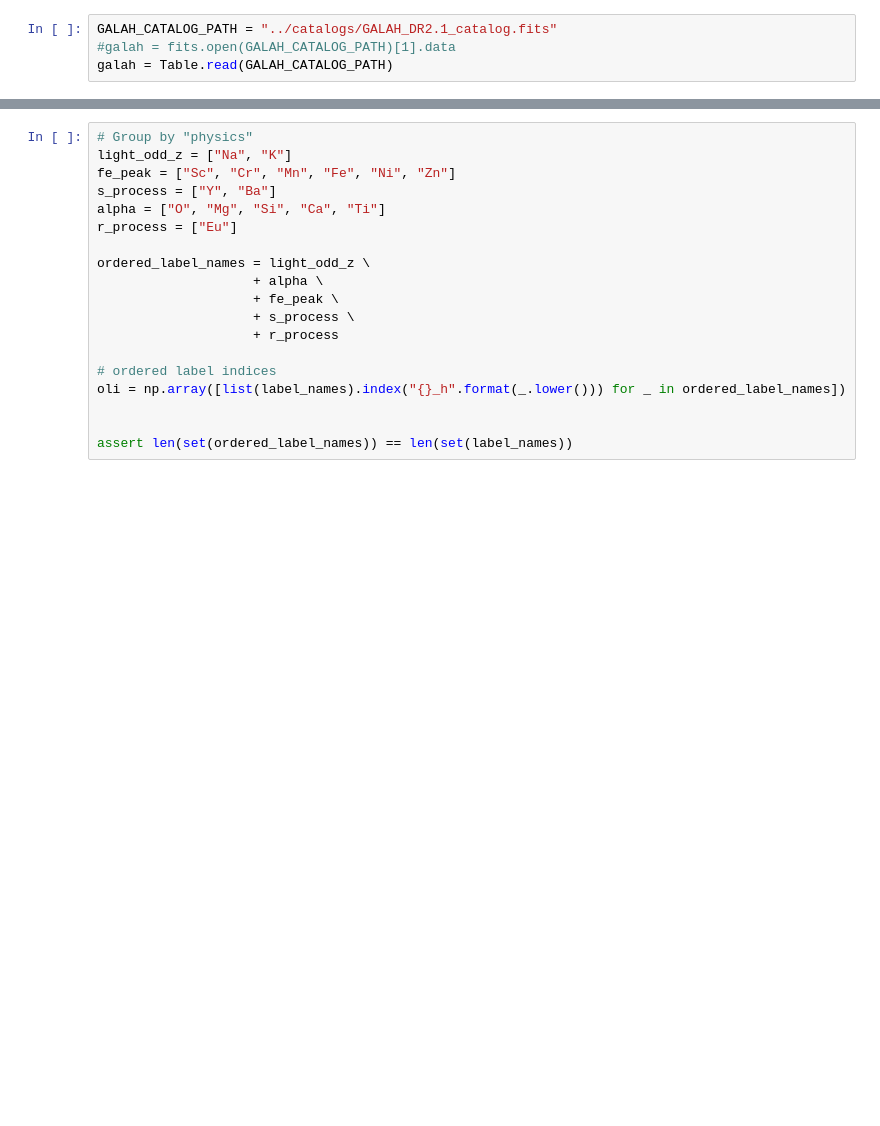
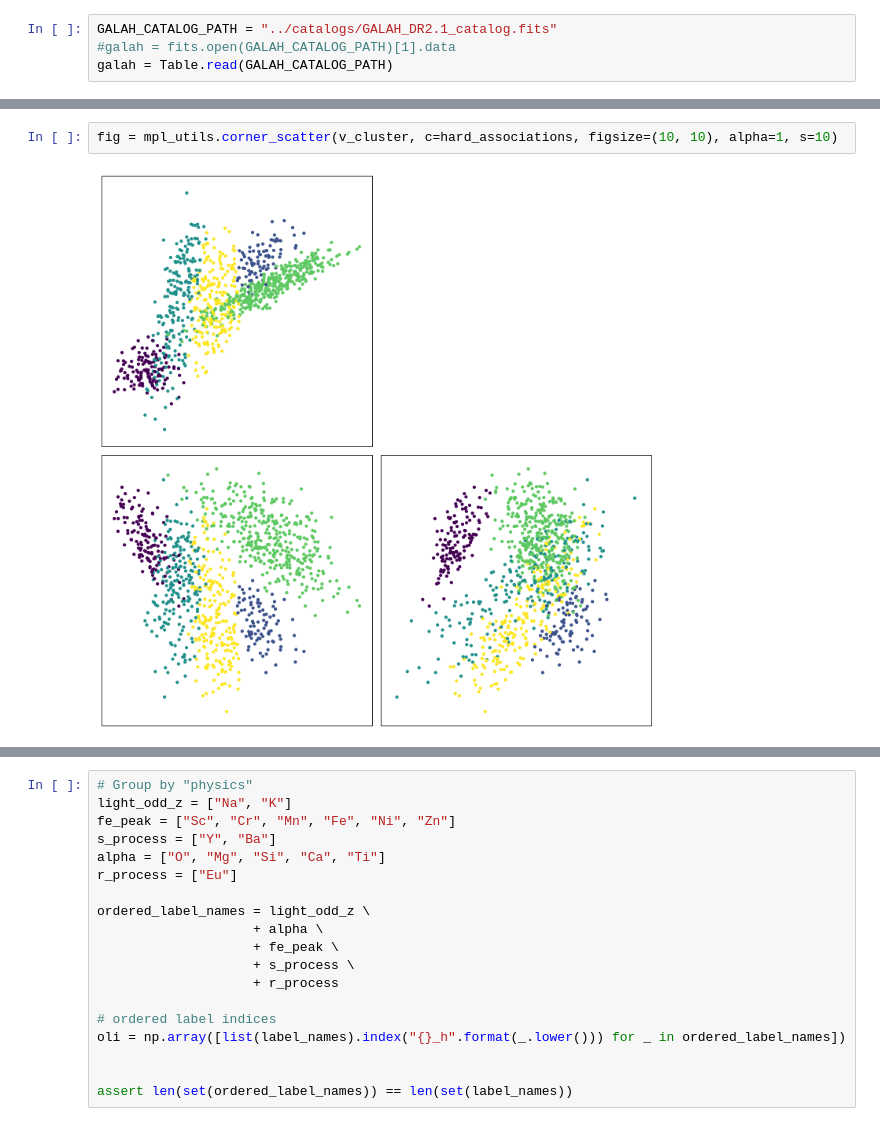
Before and after one commit to andycasey/mcfa, a Jupyter notebook: notebooks/mcfa-galah.ipynb, the cells around one changed output, grey strips where cells are left out. Cells and saved outputs as stored; diff of their text form; blank space fills up the shorter version.

```diff
--- a/notebooks/mcfa-galah.ipynb
+++ b/notebooks/mcfa-galah.ipynb
@@ -187,3 +179,7 @@ fig = model.plot_latent_space(X, figsize=(10, 10))
+# %%
+fig = mpl_utils.corner_scatter(v_cluster, c=hard_associations, figsize=(10, 10), alpha=1, s=10)
+# %% [output]
+[figure, added]
 # %%
 # Plot loads?
 factor_loads = model.theta_[model.parameter_names.index("A")].T
```
Also changed, not shown: parts of 15 cells of this notebook.
